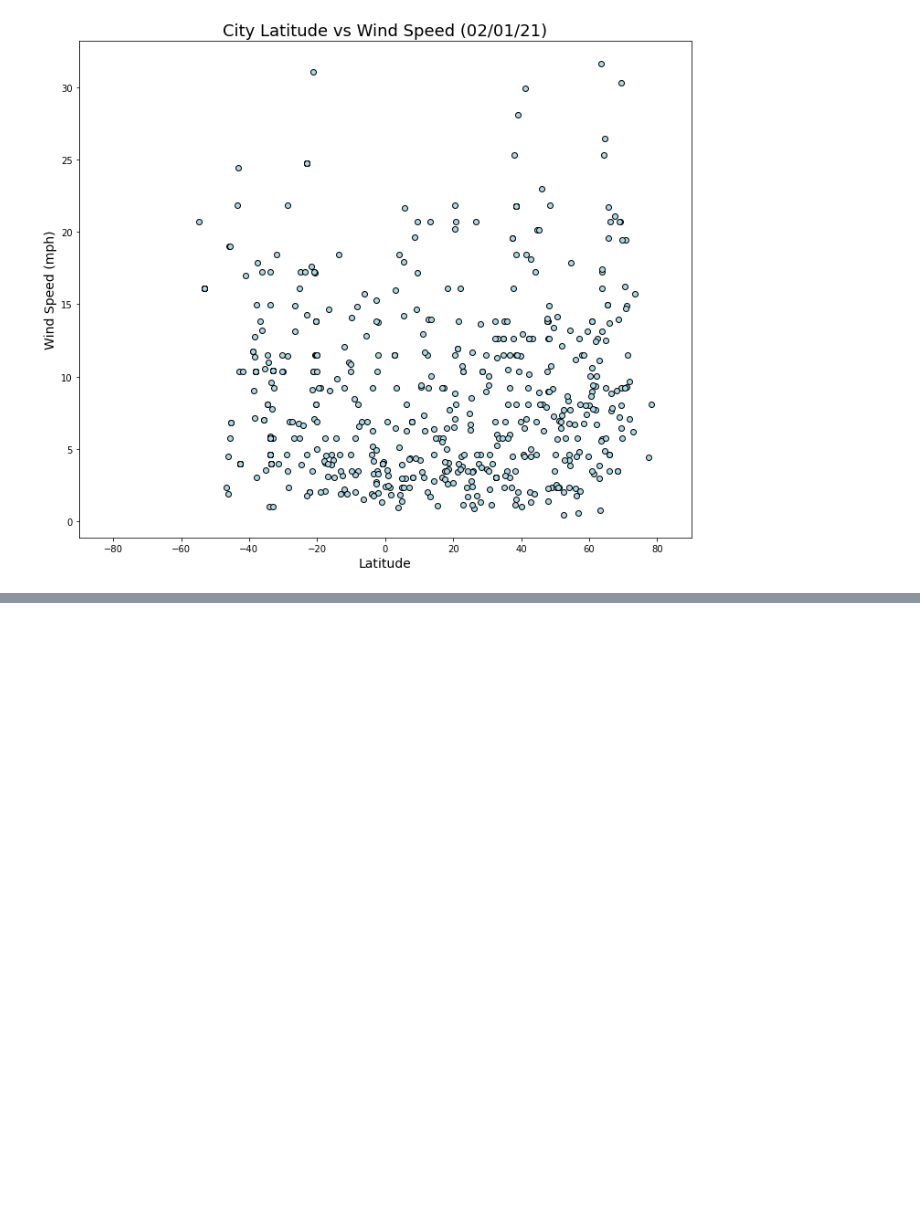
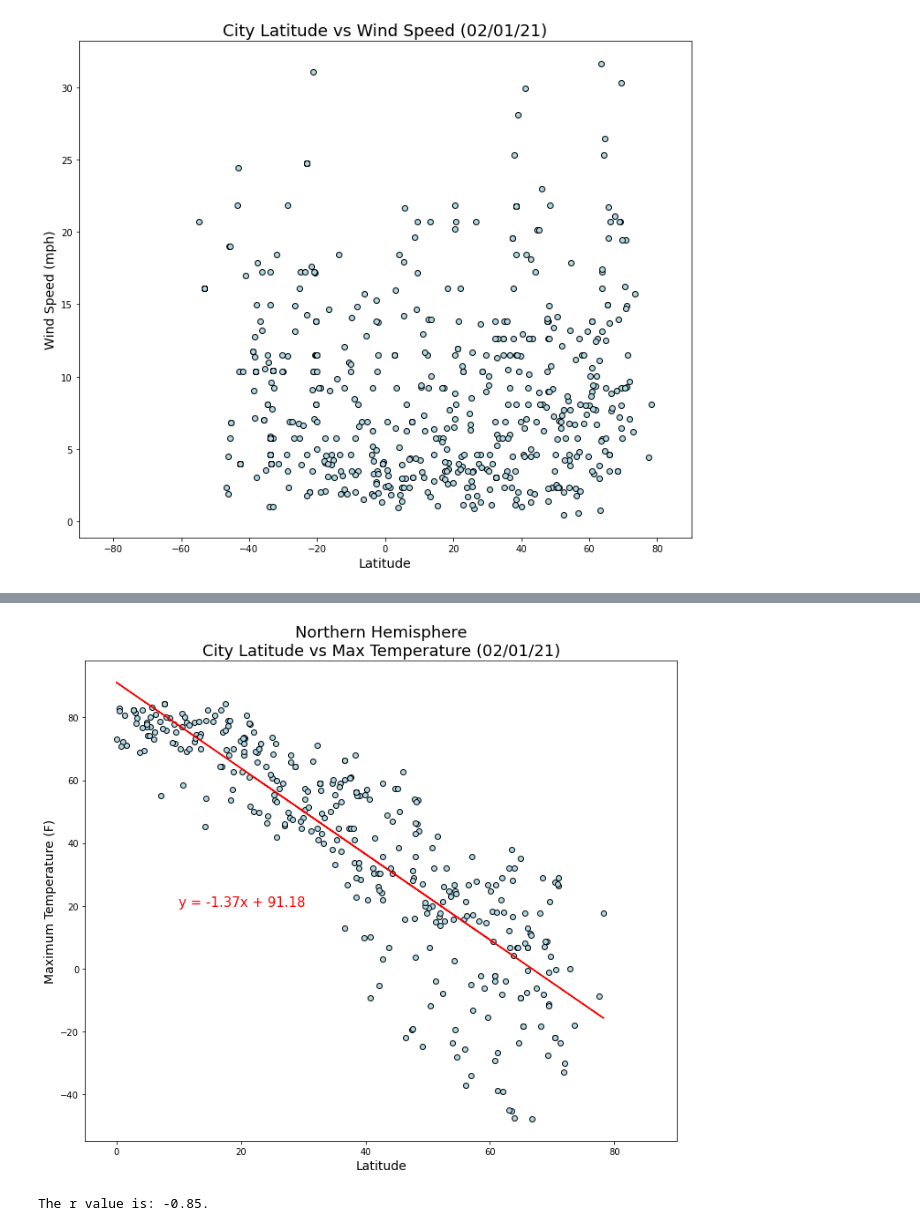
Before and after one commit to Corters22/Weather-Vacation-Analysis, a Jupyter notebook: WeatherPy/WeatherPy.ipynb, the cells around one changed output, grey strips where cells are left out. Saved outputs shown, nothing was run; the diff lists cells and outputs as text; code cells hidden in the pictures; blank space fills up the shorter version.

Commit message:
added northern/southern hemisphere, scatterm line regress plots

```diff
--- a/WeatherPy/WeatherPy.ipynb
+++ b/WeatherPy/WeatherPy.ipynb
@@ -157,3 +158,6 @@ plt.title("City Latitude vs Wind Speed (" + date_run + ')', fontsize=18)
 plt.show()
 # %% [output]
 [figure]
+# %%
+northern_hem = city_data.loc[city_data['Latitude']> 0]
+northern_hem.head()
@@ -159,0 +181,21 @@ plt.show()
+# %%
+x_axis = northern_hem['Latitude']
+y_axis = northern_hem['Max_temp']
+(slope, intercept, rvalue, pvalue, stderr) = linregress(x_axis, y_axis)
+regress_values = x_axis * slope + intercept
+line_eq = "y = " + str(round(slope,2)) + "x + " + str(round(intercept,2))
+plt.figure(figsize=(12, 10))
+plt.xlim(-5, 90)
+plt.scatter(x_axis, y_axis, c='lightblue', marker='o', edgecolor='black')
+plt.plot(x_axis,regress_values,"r-")
+plt.annotate(line_eq,(10,20),fontsize=15,color="red")
+plt.xlabel("Latitude", fontsize=14)
+plt.ylabel("Maximum Temperature (F)", fontsize=14)
+plt.title("Northern Hemisphere\nCity Latitude vs Max Temperature (" + date_run + ')', fontsize=18)
+plt.show()
+
+correlation = st.pearsonr(x_axis,y_axis)
+print(f"The r value is: {round(correlation[0],2)}.")
+# %% [output]
+[figure, added]
+The r value is: -0.85.
```
Also changed, not shown: parts of 10 cells of this notebook.
